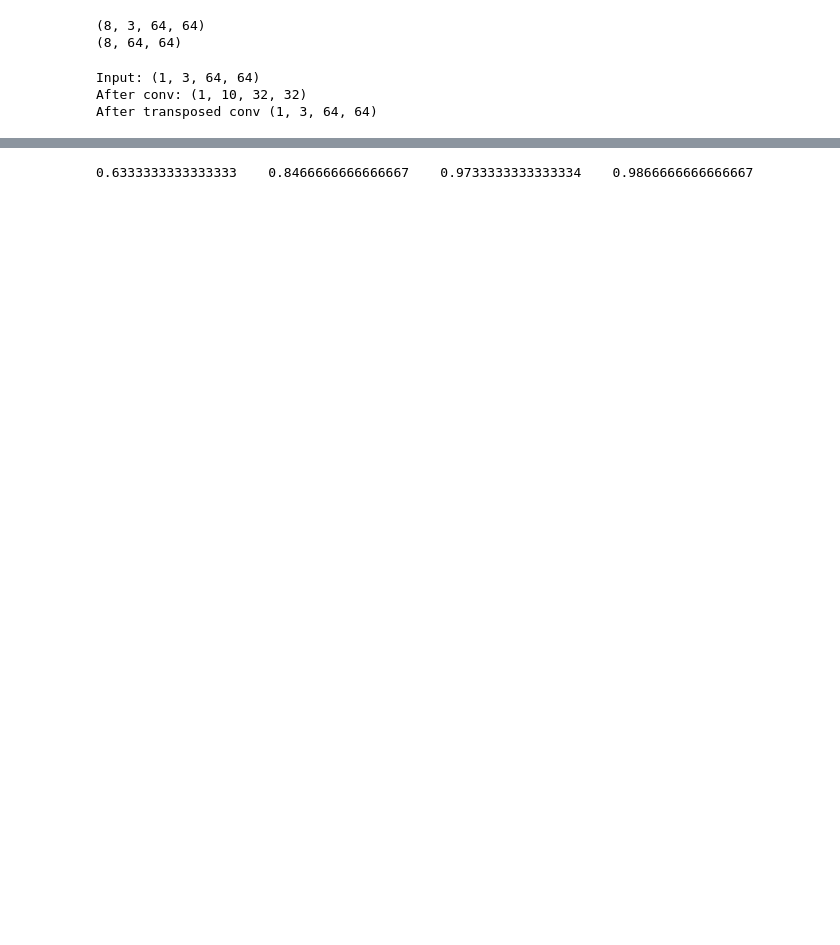
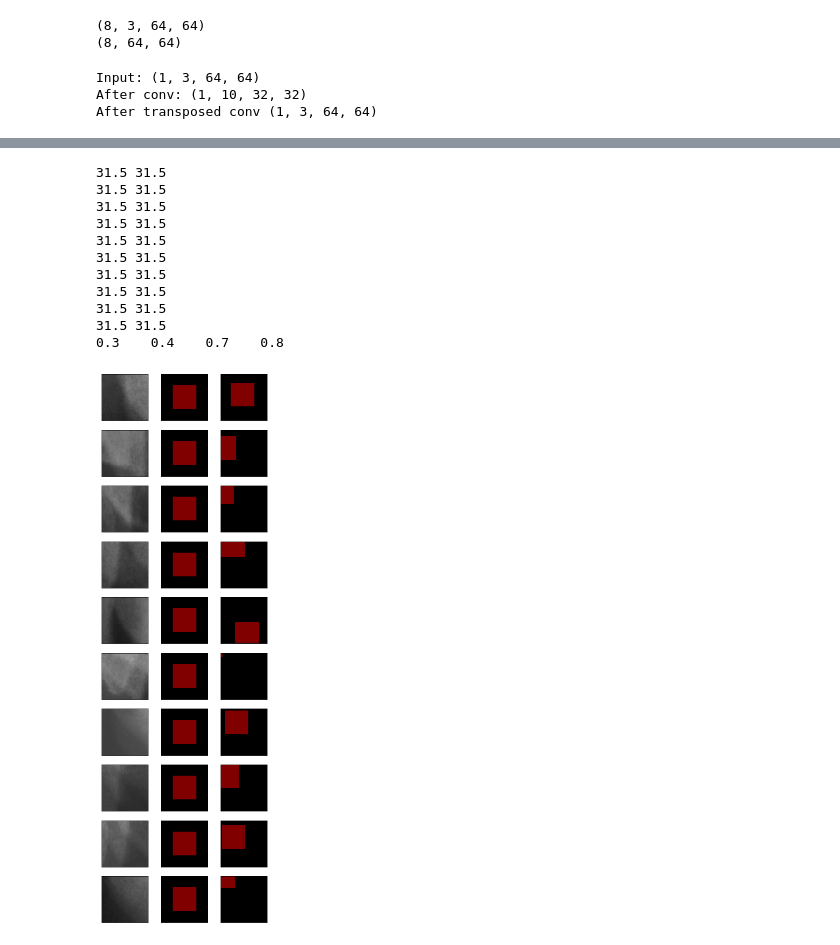
Before and after one commit to charming00/learn-gluon, a Jupyter notebook: chapter_computer-vision/MyTest-net2-resnet50-visualization.ipynb, the cells around one changed output, grey strips where cells are left out. Saved outputs shown, nothing was run; the diff lists cells and outputs as text; code cells hidden in the pictures; blank space fills up the shorter version.

Commit message:
combine two net into MyTest-predict

```diff
--- a/chapter_computer-vision/MyTest-net2-resnet50-visualization.ipynb
+++ b/chapter_computer-vision/MyTest-net2-resnet50-visualization.ipynb
@@ -1,7 +1,18 @@
 # %%
+
+from mxnet import image
+from mxnet import gluon
+from mxnet import nd
+from mxnet.gluon import nn,Block
+from mxnet import init
+from mxnet.gluon.model_zoo import vision as models
+import mxnet as mx
 import numpy as np
-from mxnet import nd
-import mxnet as mx
+import random
+import sys
+sys.path.append('..')
+import utils
+from time import time
 classes = ['background','p1','p2','p3','p4',
            'p5','p6','p7','p8','p9','p10',
            'p11','p12','p13','p14','p15',
@@ -16,9 +27,9 @@ colormap = [[0,0,0],[128,0,0],[0,128,0], [128,128,0], [0,0,128],
 min_coordinate = [[504,697],[1063,606],[948,888],[286,902],[1079,1191],[1053,1507],[1048,1661],
                   [993,1729],[1025,1706],[415,1391],[1121,1355],[1138,1388],[1245,1294],
                   [1212,1477],[1170,1152],[1114,1756],[635,1090],[1081,1100],[350,1006]]
-expand_size = 24
+expand_size = 16
 
-landmark_index = 12
+landmark_index = 9
 
 # len(classes), len(colormap)
 # %%
@@ -224,7 +235,7 @@ After conv: (1, 10, 32, 32)
 After transposed conv (1, 3, 64, 64)
 # %%
 from mxnet.gluon.model_zoo import vision as models
-pretrained_net = models.resnet50_v2(pretrained=True)
+pretrained_net = models.resnet18_v2(pretrained=True)
 
 # (pretrained_net.features[-4:], pretrained_net.output)
 # %%
@@ -321,7 +332,7 @@ ctx = utils.try_all_gpus()
 net.collect_params().reset_ctx(ctx)
 
 trainer = gluon.Trainer(net.collect_params(),
-                        'NAG', {'learning_rate': 0.02, 'wd':1e-3})
+                        'SGD', {'learning_rate': 0.02, 'wd':1e-3})
 
 utils.train(train_data, test_data, net, loss,
             trainer, ctx, num_epochs=100)
@@ -388,35 +402,46 @@ def evaluate_acc(result, label, index):
 #     print(d1,d2)
     return (d2 < 400, d2 < 625, d2 < 900, d2 < 1600)
 # %%
-n = len(test_images)
-# n = 10
+# n = len(test_images)
+n = 10
 imgs = []
 acc1 = 0
 acc2 = 0
 acc3 = 0
 acc4 = 0
 
 # print(test_images[0])
 for i in range(n):
     x = test_images[i]
 #     print(x.shape)
 #     start = time()
     result = predict(x)
     f1,f2,f3,f4 = evaluate_acc(result,test_labels[i],i+151)
     acc1 += int(f1)
     acc2 += int(f2)
     acc3 += int(f3)
     acc4 += int(f4)
 
 
 #     print(type(np.where(result.asnumpy()>0)[0]))
 #     print(np.where(test_labels[i].asnumpy()>0))
     pred = label2image(predict(x))
     imgs += [x, pred, label2image(test_labels[i])]
 print(acc1/n,"  ", acc2/n,"  ", acc3/n,"  ", acc4/n)
-# utils.show_images(imgs, nrows=n, ncols=3, figsize=(6,20))
+utils.show_images(imgs, nrows=n, ncols=3, figsize=(6,20))
 # %% [output]
-0.6333333333333333    0.8466666666666667    0.9733333333333334    0.9866666666666667
+31.5 31.5
+31.5 31.5
+31.5 31.5
+31.5 31.5
+31.5 31.5
+31.5 31.5
+31.5 31.5
+31.5 31.5
+31.5 31.5
+31.5 31.5
+0.3    0.4    0.7    0.8
+[figure, added]
 # %%
 # test_images,test_labels = read_images(18,2)
 # %%
```
Also changed, not shown: parts of 4 cells of this notebook, 14 other files.
